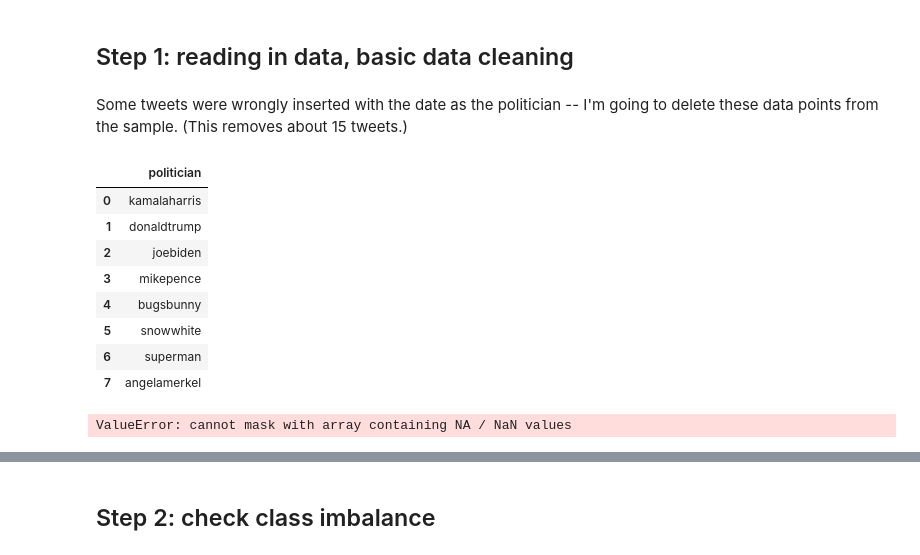
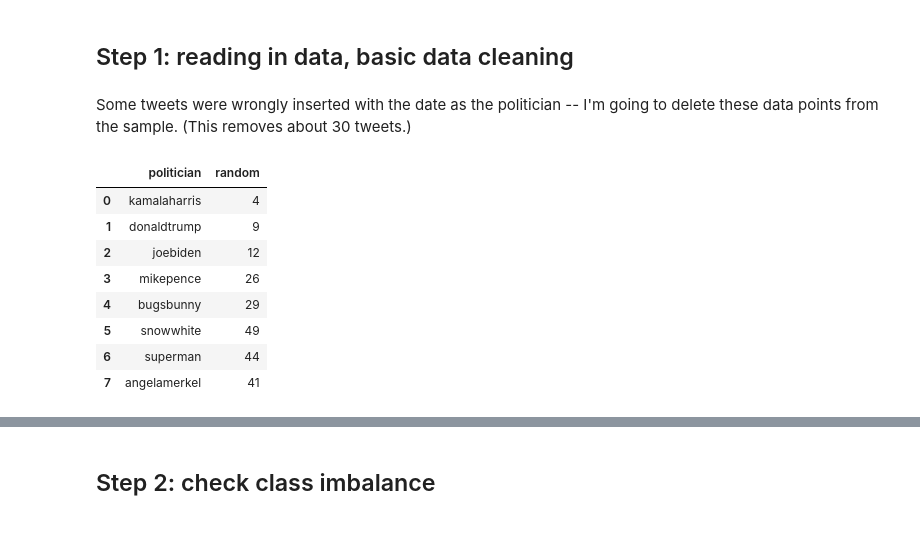
Before and after one commit to lara-ehr/spaCy-explorers, a Jupyter notebook: election-tweet-classification/election_tweet_eda.ipynb, the cells around one changed output, grey strips where cells are left out. Saved outputs shown, nothing was run; the diff lists cells and outputs as text; code cells hidden in the pictures.

```diff
--- a/election-tweet-classification/election_tweet_eda.ipynb
+++ b/election-tweet-classification/election_tweet_eda.ipynb
@@ -31,7 +32,7 @@ tweets = pd.read_csv('/Users/laraehrenhofer/Documents/Coding_Projects/git_repos/
 # %%
 tweets = tweets[['text', 'politician', 'date', 'sentiment', 'ticket']]
 # %% [markdown]
-Some tweets were wrongly inserted with the date as the politician -- I'm going to delete these data points from the sample. (This removes about 15 tweets.)
+Some tweets were wrongly inserted with the date as the politician -- I'm going to delete these data points from the sample. (This removes about 30 tweets.)
 # %%
 politicians = ['kamalaharris', 'donaldtrump', 'joebiden', 'mikepence']
 # %%
@@ -51,19 +47,18 @@ def check_politician(politician):
 # %%
 list1 = politicians + ['bugsbunny', 'snowwhite', 'superman', 'angelamerkel']
 test = pd.DataFrame(list1, index=list(range(len(list1))))
 test.columns = ['politician']
+test['random'] = random.sample(range(50), len(test))
 test
 # %% [output]
-|  | politician |
-| 0 | kamalaharris |
-| 1 | donaldtrump |
-| 2 | joebiden |
-| 3 | mikepence |
-| 4 | bugsbunny |
-| 5 | snowwhite |
-| 6 | superman |
-| 7 | angelamerkel |
+|  | politician | random |
+| 0 | kamalaharris | 4 |
+| 1 | donaldtrump | 9 |
+| 2 | joebiden | 12 |
+| 3 | mikepence | 26 |
+| 4 | bugsbunny | 29 |
+| 5 | snowwhite | 49 |
+| 6 | superman | 44 |
+| 7 | angelamerkel | 41 |
 # %%
-test = test[test['politician'].apply(lambda x: check_politician(x))]
+test['politician'] = test['politician'].apply(lambda x: is_politician(x))
-# %% [output]
-ValueError: cannot mask with array containing NA / NaN values
```
Also changed, not shown: parts of 17 cells of this notebook.
